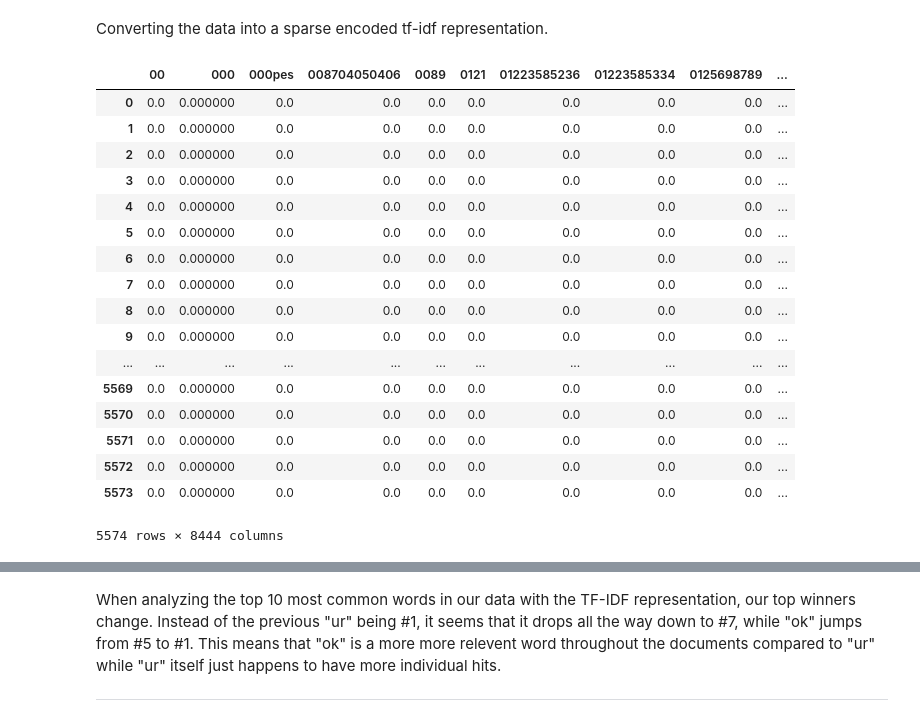
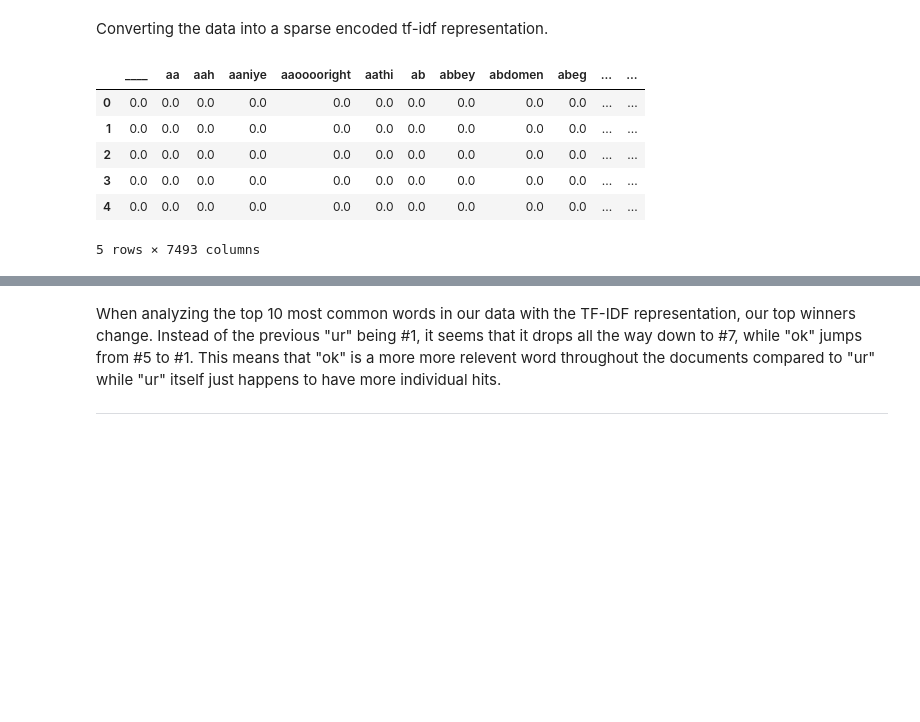
Before and after one commit to LukeWood/SpamVsHamDataAnalysis, a Jupyter notebook: DraftReport-2.ipynb, the cells around one changed output, grey strips where cells are left out. Cells and saved outputs as stored; diff of their text form; code cells hidden in the pictures; blank space fills up the shorter version.

```diff
--- a/DraftReport-2.ipynb
+++ b/DraftReport-2.ipynb
@@ -136,28 +97,17 @@ Converting the data into a sparse encoded tf-idf representation.
 # %%
 # Get tfidf
 tfidf_vect = TfidfVectorizer(stop_words='english')
 tfidf_mat = tfidf_vect.fit_transform([t[1] for t in texts])
 tfidf_df = pd.DataFrame(data=tfidf_mat.toarray(), columns=tfidf_vect.get_feature_names())
-tfidf_df
+tfidf_df.head(n=5)
 # %% [output]
-|  | 00 | 000 | 000pes | 008704050406 | 0089 | 0121 | 01223585236 | 01223585334 | 0125698789 | ... |
-| 0 | 0.0 | 0.000000 | 0.0 | 0.0 | 0.0 | 0.0 | 0.0 | 0.0 | 0.0 | ... |
-| 1 | 0.0 | 0.000000 | 0.0 | 0.0 | 0.0 | 0.0 | 0.0 | 0.0 | 0.0 | ... |
-| 2 | 0.0 | 0.000000 | 0.0 | 0.0 | 0.0 | 0.0 | 0.0 | 0.0 | 0.0 | ... |
-| 3 | 0.0 | 0.000000 | 0.0 | 0.0 | 0.0 | 0.0 | 0.0 | 0.0 | 0.0 | ... |
-| 4 | 0.0 | 0.000000 | 0.0 | 0.0 | 0.0 | 0.0 | 0.0 | 0.0 | 0.0 | ... |
-| 5 | 0.0 | 0.000000 | 0.0 | 0.0 | 0.0 | 0.0 | 0.0 | 0.0 | 0.0 | ... |
-| 6 | 0.0 | 0.000000 | 0.0 | 0.0 | 0.0 | 0.0 | 0.0 | 0.0 | 0.0 | ... |
-| 7 | 0.0 | 0.000000 | 0.0 | 0.0 | 0.0 | 0.0 | 0.0 | 0.0 | 0.0 | ... |
-| 8 | 0.0 | 0.000000 | 0.0 | 0.0 | 0.0 | 0.0 | 0.0 | 0.0 | 0.0 | ... |
-| 9 | 0.0 | 0.000000 | 0.0 | 0.0 | 0.0 | 0.0 | 0.0 | 0.0 | 0.0 | ... |
-| ... | ... | ... | ... | ... | ... | ... | ... | ... | ... | ... |
-| 5569 | 0.0 | 0.000000 | 0.0 | 0.0 | 0.0 | 0.0 | 0.0 | 0.0 | 0.0 | ... |
-| 5570 | 0.0 | 0.000000 | 0.0 | 0.0 | 0.0 | 0.0 | 0.0 | 0.0 | 0.0 | ... |
-| 5571 | 0.0 | 0.000000 | 0.0 | 0.0 | 0.0 | 0.0 | 0.0 | 0.0 | 0.0 | ... |
-| 5572 | 0.0 | 0.000000 | 0.0 | 0.0 | 0.0 | 0.0 | 0.0 | 0.0 | 0.0 | ... |
-| 5573 | 0.0 | 0.000000 | 0.0 | 0.0 | 0.0 | 0.0 | 0.0 | 0.0 | 0.0 | ... |
+|  | ____ | aa | aah | aaniye | aaooooright | aathi | ab | abbey | abdomen | abeg | ... | ... |
+| 0 | 0.0 | 0.0 | 0.0 | 0.0 | 0.0 | 0.0 | 0.0 | 0.0 | 0.0 | 0.0 | ... | ... |
+| 1 | 0.0 | 0.0 | 0.0 | 0.0 | 0.0 | 0.0 | 0.0 | 0.0 | 0.0 | 0.0 | ... | ... |
+| 2 | 0.0 | 0.0 | 0.0 | 0.0 | 0.0 | 0.0 | 0.0 | 0.0 | 0.0 | 0.0 | ... | ... |
+| 3 | 0.0 | 0.0 | 0.0 | 0.0 | 0.0 | 0.0 | 0.0 | 0.0 | 0.0 | 0.0 | ... | ... |
+| 4 | 0.0 | 0.0 | 0.0 | 0.0 | 0.0 | 0.0 | 0.0 | 0.0 | 0.0 | 0.0 | ... | ... |
-5574 rows × 8444 columns
+5 rows × 7493 columns
 # %%
 #print out 10 most common words in our data
 tfidf_df.sum().sort_values()[-10:]
```
Also changed, not shown: parts of 9 cells of this notebook.
